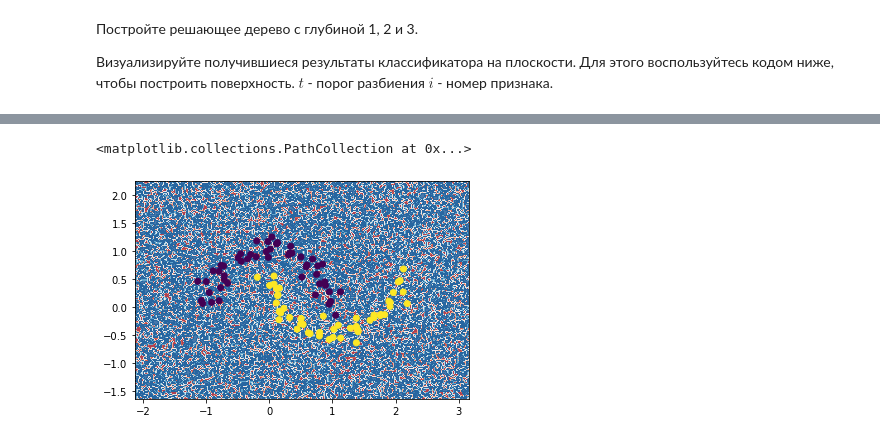
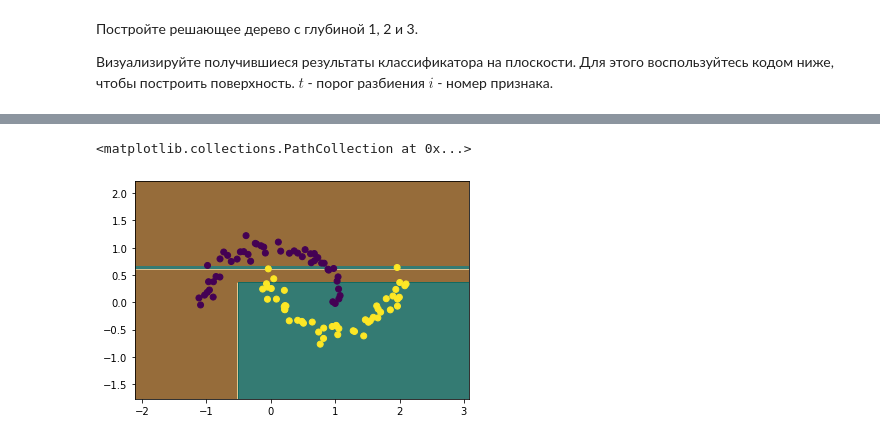
Before and after one commit to Andreyinthesky/urfu-sber-python, a Jupyter notebook: task-1/lab_tree.ipynb, the cells around one changed output, grey strips where cells are left out. Drawn from its saved outputs; the diff is of its cells as text; code cells hidden in the pictures.

```diff
--- a/task-1/lab_tree.ipynb
+++ b/task-1/lab_tree.ipynb
@@ -63,13 +69,3 @@ plt.scatter(x[:,0], x[:,1], c = y)
 2. Пороги разбиения должны лежать строго по середине между ближайшими обектами.
 3. Разбиений не требуется, если в получившемся множестве находятся объекты одного класса.
 4. Количество различных классов объектов в целевой переменной может быть больше двух.
-# %%
-class Tree:
-    def __init__(self, depth=1, min_num_leaf=1):
-        #code it
-
-    def train(x, y):
-        #code it
-
-    def predict(x):
-        #code it
@@ -79,3 +200,14 @@ IndentationError: expected an indented block (<ipython-input-2-82cf54e95ef6>, li
 Постройте решающее дерево с глубиной 1, 2 и 3.
 
 Визуализируйте получившиеся результаты классификатора на плоскости. Для этого воспользуйтесь кодом ниже, чтобы построить поверхность. $t$ - порог разбиения $i$ - номер признака.
+# %%
+### Строим деревья
+
+tree_d1 = Tree(1)
+tree_d1.train(x, y)
+
+tree_d2 = Tree(2, 2)
+tree_d2.train(x, y)
+
+tree_d3 = Tree(3)
+tree_d3.train(x, y)
@@ -82,24 +230,29 @@ IndentationError: expected an indented block (<ipython-input-2-82cf54e95ef6>, li
+# %%
+test_tree = Tree(3, 2)
+test_tree.train(x, y)
 # %%
 def tree_clf(x):
     y_pred = list()
     for it in x.transpose():
         # Алгоритм классификации
-        y_pred.append(np.round(np.random.random())) # Пока дерево классифицирует случайный класс.
+        y_pred.append(test_tree.predict(it)) # Используем решающее дерево
+        #y_pred.append(np.round(np.random.random())) # Пока дерево классифицирует случайный класс.
     return np.array(y_pred)
 
 
 h = .02
 x0_min, x0_max = np.min(x[:,0]) - 1, np.max(x[:,0]) + 1
 x1_min, x1_max = np.min(x[:,1]) - 1, np.max(x[:,1]) + 1
 xx0, xx1 = np.meshgrid(np.arange(x0_min, x0_max, h),
                          np.arange(x1_min, x1_max, h))
 
 Z = tree_clf(np.stack((xx0.ravel(),xx1.ravel())))
 
 Z = Z.reshape(xx0.shape)
-cm = plt.cm.RdBu
+
+cm = plt.cm.BrBG
 plt.contourf(xx0, xx1, Z, cmap=cm, alpha=.8)
 plt.scatter(x[:,0], x[:,1], c = y)
 # %% [output]
 <matplotlib.collections.PathCollection at 0x...>
-[figure, old version]
+[figure, new version]
```
Also changed, not shown: parts of 9 cells of this notebook, 1 other file.
